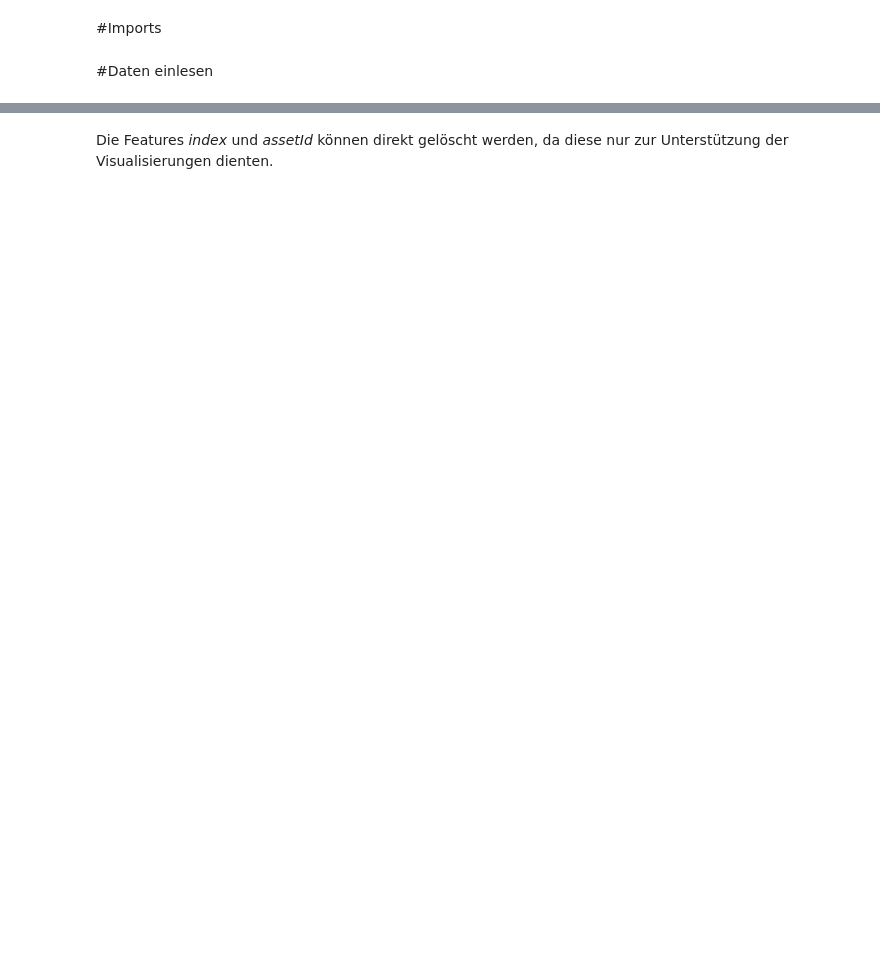
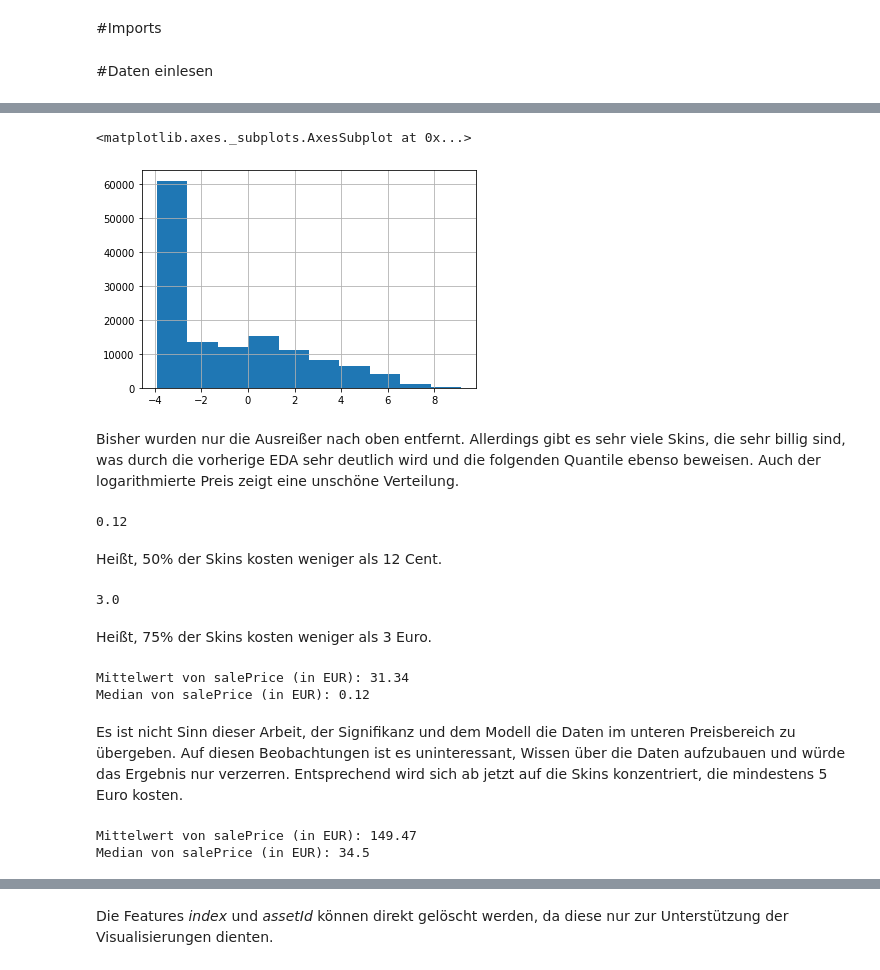
Before and after one commit to princessivy/Analyzing_CSGO_SkinPrices, a Jupyter notebook: CSGO_Significance_Testing.ipynb, the cells around one changed output, grey strips where cells are left out. Cells and saved outputs as stored; diff of their text form; code cells hidden in the pictures; blank space fills up the shorter version.

```diff
--- a/CSGO_Significance_Testing.ipynb
+++ b/CSGO_Significance_Testing.ipynb
@@ -16,0 +24,32 @@ data = pd.read_csv(r'/content/drive/MyDrive/SA_BA/Data/allitems_cleaned_3.csv')
+# %%
+data['salePricelog'] = np.log(data['salePrice'])
+# %%
+data.salePricelog.hist()
+# %% [output]
+<matplotlib.axes._subplots.AxesSubplot at 0x...>
+[figure, added]
+# %% [markdown]
+Bisher wurden nur die Ausreißer nach oben entfernt. Allerdings gibt es sehr viele Skins, die sehr billig sind, was durch die vorherige EDA sehr deutlich wird und die folgenden Quantile ebenso beweisen. Auch der logarithmierte Preis zeigt eine unschöne Verteilung.
+# %%
+data.salePrice.quantile(0.5)
+# %% [output]
+0.12
+# %% [markdown]
+Heißt, 50% der Skins kosten weniger als 12 Cent.
+# %%
+data.salePrice.quantile(0.75)
+# %% [output]
+3.0
+# %% [markdown]
+Heißt, 75% der Skins kosten weniger als 3 Euro.
+# %%
+# Mittelwert des Preises
+print("Mittelwert von salePrice (in EUR): " + str(round(data.salePrice.mean(),2)))
+
+# Median des Preises
+print("Median von salePrice (in EUR): " + str(round(data.salePrice.median(),2)))
+# %% [output]
+Mittelwert von salePrice (in EUR): 31.34
+Median von salePrice (in EUR): 0.12
+# %% [markdown]
+Es ist nicht Sinn dieser Arbeit, der Signifikanz und dem Modell die Daten im unteren Preisbereich zu übergeben. Auf diesen Beobachtungen ist es uninteressant, Wissen über die Daten aufzubauen und würde das Ergebnis nur verzerren. Entsprechend wird sich ab jetzt auf die Skins konzentriert, die mindestens 5 Euro kosten.
@@ -16,0 +58,9 @@ data = pd.read_csv(r'/content/drive/MyDrive/SA_BA/Data/allitems_cleaned_3.csv')
+# %%
+# Mittelwert des Preises
+print("Mittelwert von salePrice (in EUR): " + str(round(data.salePrice.mean(),2)))
+
+# Median des Preises
+print("Median von salePrice (in EUR): " + str(round(data.salePrice.median(),2)))
+# %% [output]
+Mittelwert von salePrice (in EUR): 149.47
+Median von salePrice (in EUR): 34.5
```
Also changed, not shown: parts of 50 cells of this notebook.
